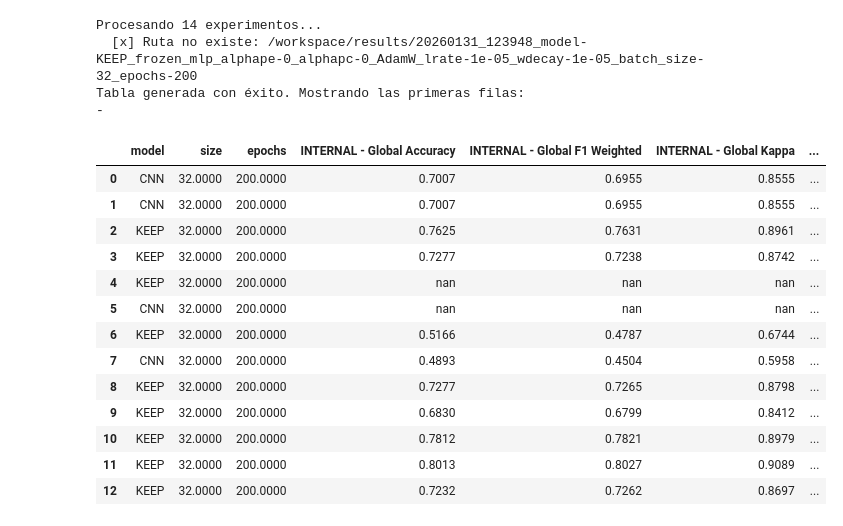
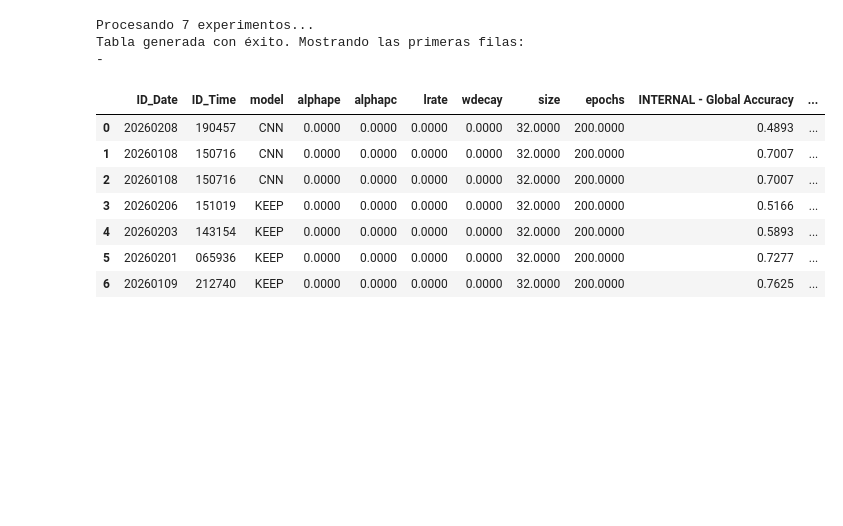
Before and after one commit to Nataliah612/Prost_Graph, a Jupyter notebook: notebooks/results_visualization.ipynb, the cells around one changed output. Saved outputs shown, nothing was run; the diff lists cells and outputs as text; code cells hidden in the pictures; blank space fills up the shorter version.

```diff
--- a/notebooks/results_visualization.ipynb
+++ b/notebooks/results_visualization.ipynb
@@ -347,7 +185,7 @@ def generar_tabla_comparativa_red(lista_rutas):
     ]
 
     df_reducido = df_res[cols_params + cols_metricas_reducidas]
-    df_reducido = df_reducido.drop(columns=['alphape',	'alphapc',	'lrate',	'wdecay',	'ID_Date',	'ID_Time'])
+    #df_reducido = df_reducido.drop(columns=['alphape',	'alphapc',	'lrate',	'wdecay',	'ID_Date',	'ID_Time'])
 
     return df_completo, df_reducido
 
@@ -364,62 +202,44 @@ def estilizar_tabla(df):
 
     return df.style.background_gradient(cmap='RdYlGn', subset=cols_numericas)\
                    .format(format_dict)\
                    .set_properties(**{'border': '1px solid black', 'text-align': 'center'})\
                    .set_table_styles([
                        {'selector': 'th', 'props': [('font-size', '10pt'), ('text-align', 'center'), ('background-color', '#f2f2f2')]}
                    ])
 
 # ==============================================================================
 # EJEMPLO DE USO
 # ==============================================================================
 
 # 1. Define tu lista de rutas (puedes usar glob para obtenerlas automáticamente)
 experimentos = [
+    r"/workspace/results/20260208_190457_model-CNN_frozen_max_aggre_alphape-0_alphapc-0_AdamW_lrate-1e-05_wdecay-1e-05_batch_size-32_epochs-200",
     r"/workspace/results/20260108_150716_model-CNN_frozen_graph_alphape-0_alphapc-0_AdamW_lrate-1e-05_wdecay-1e-05_batch_size-32_epochs-200",
     r"/workspace/results/20260108_150716_model-CNN_frozen_graph_alphape-0_alphapc-0_AdamW_lrate-1e-05_wdecay-1e-05_batch_size-32_epochs-200",
+    r"/workspace/results/20260206_151019_model-KEEP_frozen_max_aggre_alphape-0_alphapc-0_AdamW_lrate-1e-05_wdecay-1e-05_batch_size-32_epochs-200",
+    r"/workspace/results/20260203_143154_model-KEEP_frozen_mlp_alphape-0_alphapc-0_AdamW_lrate-1e-05_wdecay-1e-05_batch_size-32_epochs-200",
+    r"/workspace/results/20260201_065936_model-KEEP_frozen_graph_alphape-0_alphapc-0_AdamW_lrate-1e-05_wdecay-1e-05_batch_size-32_epochs-200",
     r"/workspace/results/20260109_212740_model-KEEP_unfrozen_graph_alphape-0_alphapc-0_AdamW_lrate-1e-05_wdecay-1e-05_batch_size-32_epochs-200",
-    r"/workspace/results/20260201_065936_model-KEEP_frozen_graph_alphape-0_alphapc-0_AdamW_lrate-1e-05_wdecay-1e-05_batch_size-32_epochs-200",
-    r"/workspace/results/20260131_123948_model-KEEP_frozen_mlp_alphape-0_alphapc-0_AdamW_lrate-1e-05_wdecay-1e-05_batch_size-32_epochs-200",
-    r"/workspace/results/20260203_172641_model-KEEP_frozen_max_aggre_alphape-0_alphapc-0_AdamW_lrate-1e-05_wdecay-1e-05_batch_size-32_epochs-200",
-    r"/workspace/results/20260205_052017_model-CNN_frozen_mlp_alphape-0_alphapc-0_AdamW_lrate-1e-05_wdecay-1e-05_batch_size-32_epochs-200",
-    r"/workspace/results/20260206_151019_model-KEEP_frozen_max_aggre_alphape-0_alphapc-0_AdamW_lrate-1e-05_wdecay-1e-05_batch_size-32_epochs-200",
-    r"/workspace/results/20260208_190457_model-CNN_frozen_max_aggre_alphape-0_alphapc-0_AdamW_lrate-1e-05_wdecay-1e-05_batch_size-32_epochs-200",
-    r"/workspace/results/20260208_190818_model-KEEP_frozen_graph_alphape-0.1_alphapc-0.1_AdamW_lrate-1e-05_wdecay-1e-05_batch_size-32_epochs-200",
-    r"/workspace/results/20260211_212240_model-KEEP_pretrain_graph_alphape-0_alphapc-0_AdamW_lrate-1e-05_wdecay-1e-05_batch_size-32_epochs-200_1conv",
-    r"/workspace/results/20260213_103028_model-KEEP_pretrain_graph_alphape-0_alphapc-0_AdamW_lrate-1e-05_wdecay-0.0001_batch_size-32_epochs-200_2conv",
-    r"/workspace/results/20260220_123813_model-KEEP_pretrain_graph_alphape-0_alphapc-0_AdamW_lrate-1e-05_wdecay-0.0001_batch_size-32_epochs-200", # drop 0.3
-    r"/workspace/results/20260224_175042_model-KEEP_pretrain_graph_alphape-0.1_alphapc-0.2_AdamW_lrate-1e-05_wdecay-0.0001_batch_size-32_epochs-200"
+
 ]
-
-# O usar glob para coger todas las carpetas en results:
-# import glob
-# experimentos = glob.glob("/workspace/results/*")
-
 # 2. Generar el DataFrame
 df_resultados, df_reducido = generar_tabla_comparativa_red(experimentos)
 
 # 3. Mostrar resultados
 print("Tabla generada con éxito. Mostrando las primeras filas:")
 estilizar_tabla(df_resultados)
 
 print("-")
 estilizar_tabla(df_reducido)
 # %% [output]
-Procesando 14 experimentos...
-  [x] Ruta no existe: /workspace/results/20260131_123948_model-KEEP_frozen_mlp_alphape-0_alphapc-0_AdamW_lrate-1e-05_wdecay-1e-05_batch_size-32_epochs-200
+Procesando 7 experimentos...
 Tabla generada con éxito. Mostrando las primeras filas:
 -
-|  | model | size | epochs | INTERNAL - Global Accuracy | INTERNAL - Global F1 Weighted | INTERNAL - Global Kappa | ... |
-| 0 | CNN | 32.0000 | 200.0000 | 0.7007 | 0.6955 | 0.8555 | ... |
-| 1 | CNN | 32.0000 | 200.0000 | 0.7007 | 0.6955 | 0.8555 | ... |
-| 2 | KEEP | 32.0000 | 200.0000 | 0.7625 | 0.7631 | 0.8961 | ... |
-| 3 | KEEP | 32.0000 | 200.0000 | 0.7277 | 0.7238 | 0.8742 | ... |
-| 4 | KEEP | 32.0000 | 200.0000 | nan | nan | nan | ... |
-| 5 | CNN | 32.0000 | 200.0000 | nan | nan | nan | ... |
-| 6 | KEEP | 32.0000 | 200.0000 | 0.5166 | 0.4787 | 0.6744 | ... |
-| 7 | CNN | 32.0000 | 200.0000 | 0.4893 | 0.4504 | 0.5958 | ... |
-| 8 | KEEP | 32.0000 | 200.0000 | 0.7277 | 0.7265 | 0.8798 | ... |
-| 9 | KEEP | 32.0000 | 200.0000 | 0.6830 | 0.6799 | 0.8412 | ... |
-| 10 | KEEP | 32.0000 | 200.0000 | 0.7812 | 0.7821 | 0.8979 | ... |
-| 11 | KEEP | 32.0000 | 200.0000 | 0.8013 | 0.8027 | 0.9089 | ... |
-| 12 | KEEP | 32.0000 | 200.0000 | 0.7232 | 0.7262 | 0.8697 | ... |
+|  | ID_Date | ID_Time | model | alphape | alphapc | lrate | wdecay | size | epochs | INTERNAL - Global Accuracy | ... |
+| 0 | 20260208 | 190457 | CNN | 0.0000 | 0.0000 | 0.0000 | 0.0000 | 32.0000 | 200.0000 | 0.4893 | ... |
+| 1 | 20260108 | 150716 | CNN | 0.0000 | 0.0000 | 0.0000 | 0.0000 | 32.0000 | 200.0000 | 0.7007 | ... |
+| 2 | 20260108 | 150716 | CNN | 0.0000 | 0.0000 | 0.0000 | 0.0000 | 32.0000 | 200.0000 | 0.7007 | ... |
+| 3 | 20260206 | 151019 | KEEP | 0.0000 | 0.0000 | 0.0000 | 0.0000 | 32.0000 | 200.0000 | 0.5166 | ... |
+| 4 | 20260203 | 143154 | KEEP | 0.0000 | 0.0000 | 0.0000 | 0.0000 | 32.0000 | 200.0000 | 0.5893 | ... |
+| 5 | 20260201 | 065936 | KEEP | 0.0000 | 0.0000 | 0.0000 | 0.0000 | 32.0000 | 200.0000 | 0.7277 | ... |
+| 6 | 20260109 | 212740 | KEEP | 0.0000 | 0.0000 | 0.0000 | 0.0000 | 32.0000 | 200.0000 | 0.7625 | ... |
```
Also changed, not shown: parts of 3 cells of this notebook, 4 other files.
